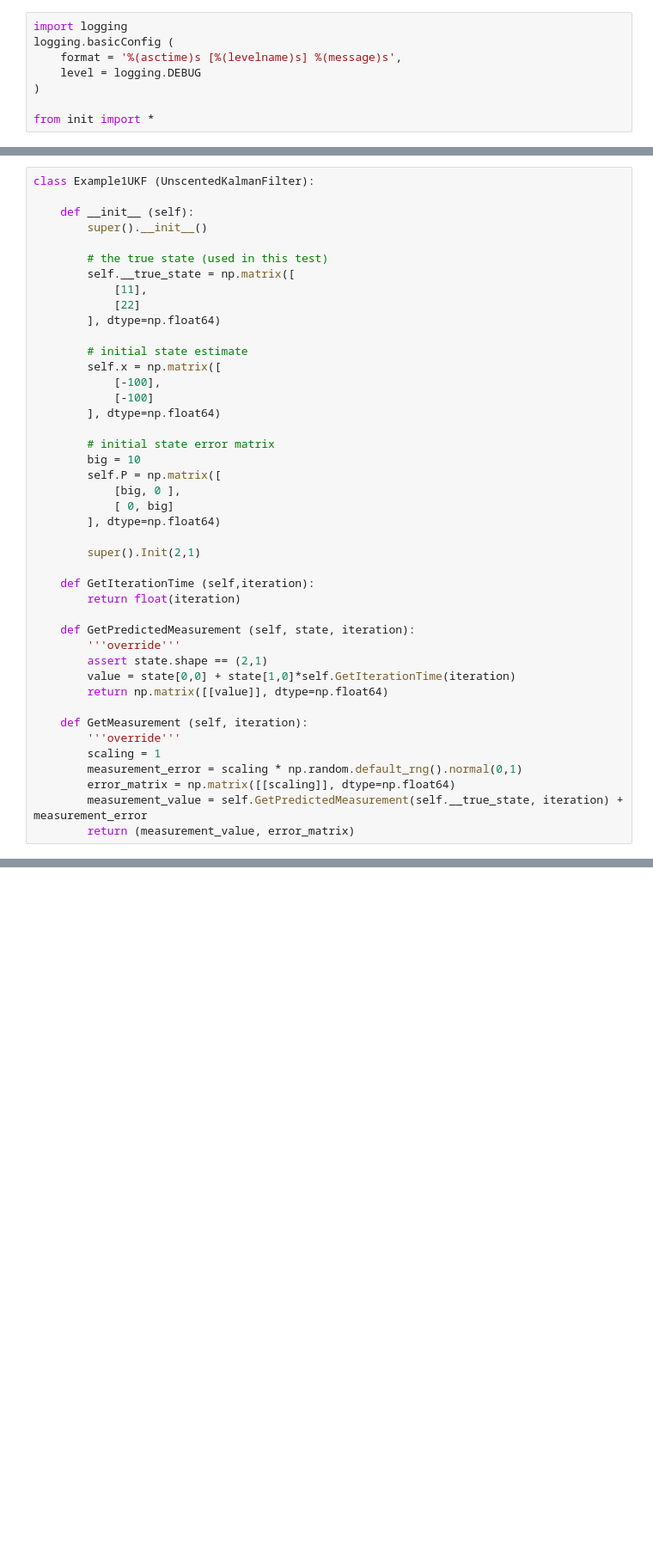
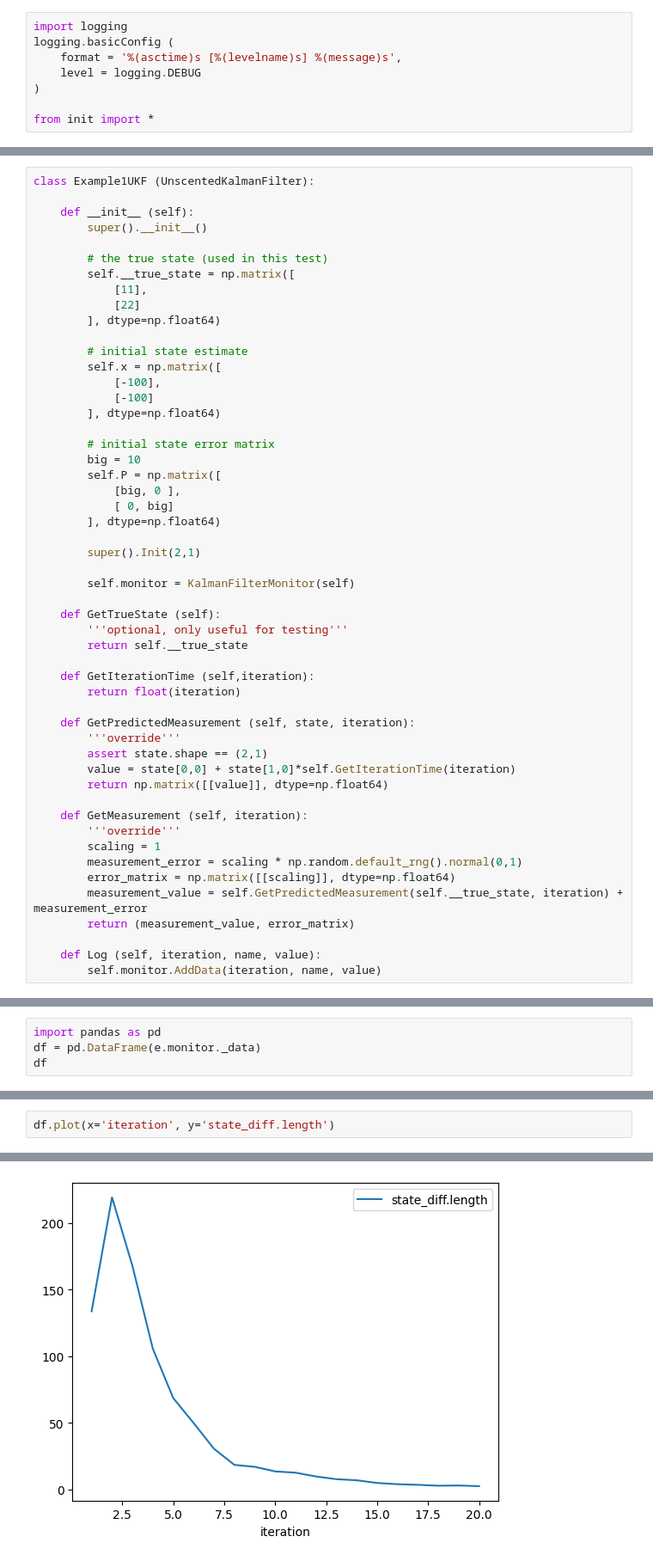
Before and after one commit to AlexanderZvyagin/MonteCarlo-SDK, a Jupyter notebook: python/t11_KalmanFilter.ipynb, the cells around one changed output, grey strips where cells are left out. Shown: that part at 86% size. Cells and saved outputs as stored; diff of their text form; blank space fills up the shorter version.

```diff
--- a/python/t11_KalmanFilter.ipynb
+++ b/python/t11_KalmanFilter.ipynb
@@ -208,6 +33,12 @@ class Example1UKF (UnscentedKalmanFilter):
 
         super().Init(2,1)
 
+        self.monitor = KalmanFilterMonitor(self)
+
+    def GetTrueState (self):
+        '''optional, only useful for testing'''
+        return self.__true_state
+
     def GetIterationTime (self,iteration):
         return float(iteration)
 
@@ -224,5 +55,8 @@ class Example1UKF (UnscentedKalmanFilter):
         error_matrix = np.matrix([[scaling]], dtype=np.float64)
         measurement_value = self.GetPredictedMeasurement(self.__true_state, iteration) + measurement_error
         return (measurement_value, error_matrix)
+
+    def Log (self, iteration, name, value):
+        self.monitor.AddData(iteration, name, value)
 # %%
 e = Example1UKF()
@@ -249,0 +82,4 @@ predicted sigma points:
+# %%
+import pandas as pd
+df = pd.DataFrame(e.monitor._data)
+df
@@ -249,0 +104,3 @@ predicted sigma points:
+# %%
+df.plot(x='iteration', y='state_diff.length')
+# %% [output]
@@ -249,0 +125 @@ predicted sigma points:
+[figure, added]
```
Also changed, not shown: parts of 5 cells of this notebook, 4 other files.
